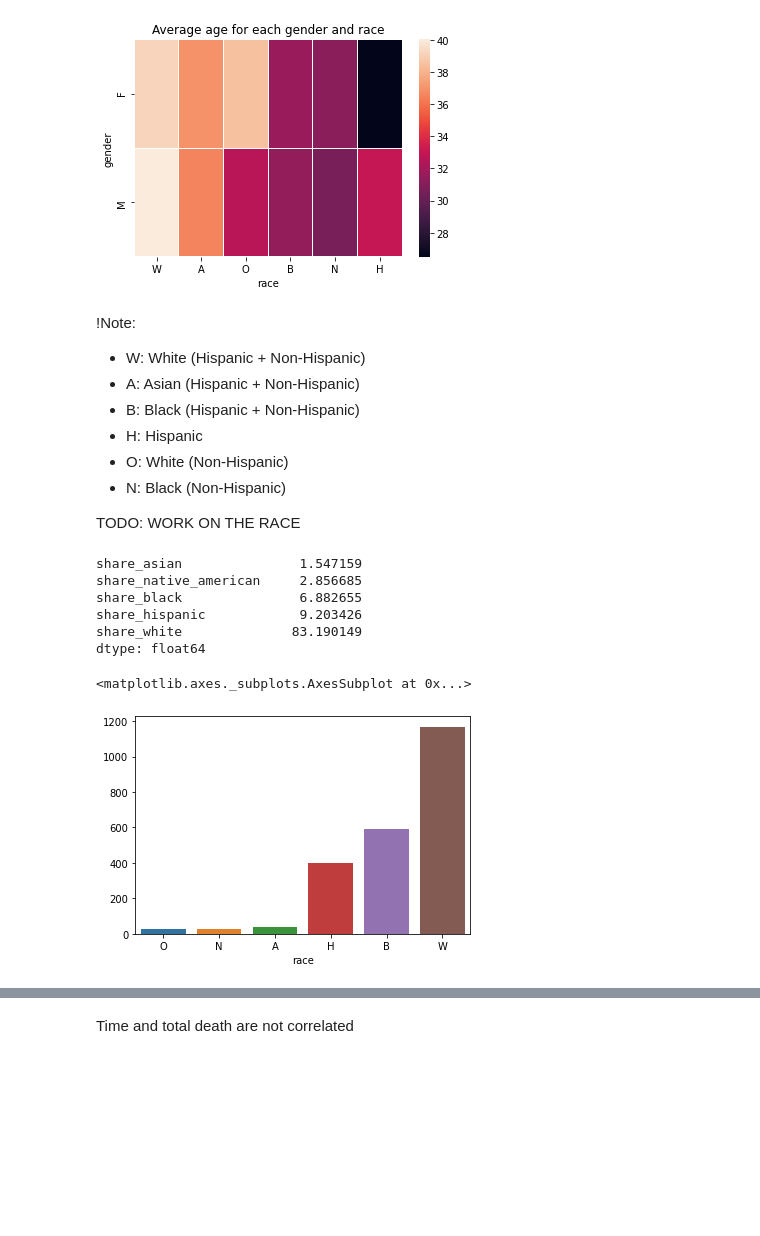
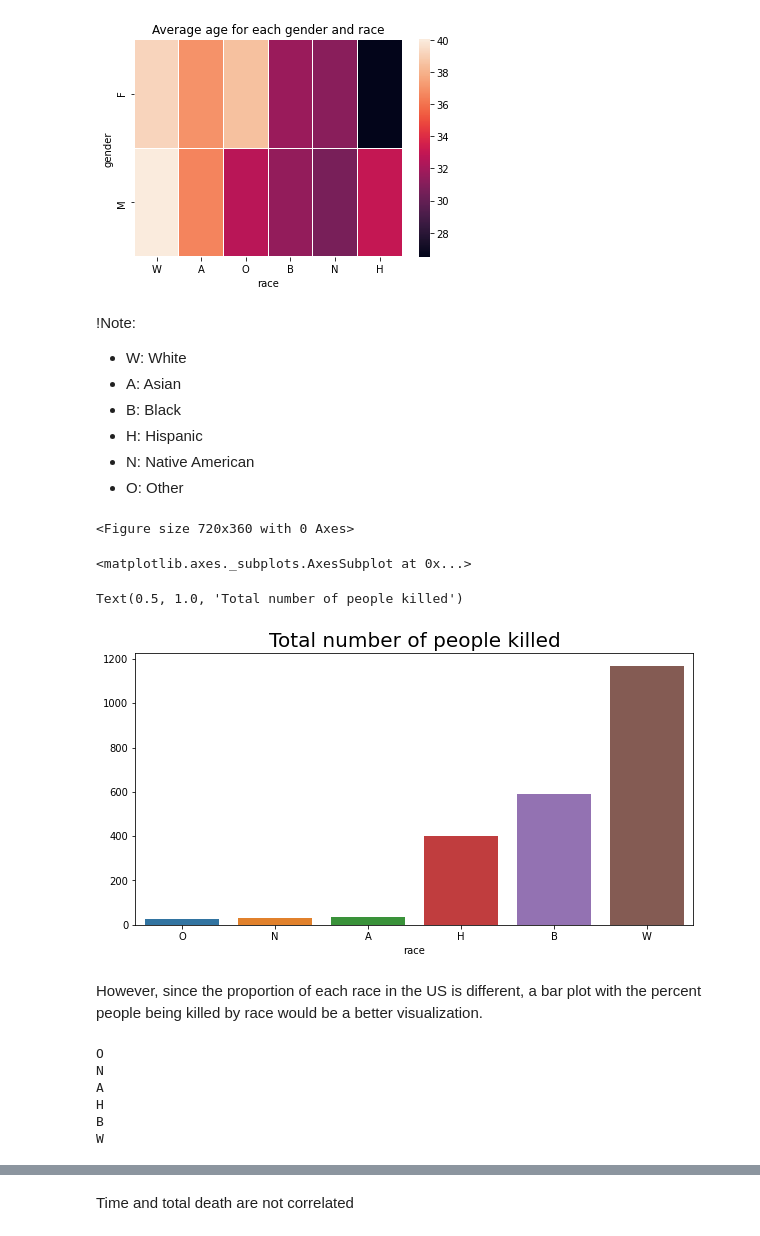
Before and after one commit to UToledo-DataScience/Fatal-Police-Shootings-in-the-US, a Jupyter notebook: EDA/EDA.ipynb, the cells around one changed output, grey strips where cells are left out. Saved outputs shown, nothing was run; the diff lists cells and outputs as text; code cells hidden in the pictures; blank space fills up the shorter version.

```diff
--- a/EDA/EDA.ipynb
+++ b/EDA/EDA.ipynb
@@ -142,27 +144,57 @@ Text(0.5, 1.0, 'Average age for each gender and race')
 # %% [markdown]
 !Note:
 
-*   W: White (Hispanic + Non-Hispanic)
-*   A: Asian (Hispanic + Non-Hispanic)
-*   B: Black (Hispanic + Non-Hispanic)
+*   W: White
+*   A: Asian
+*   B: Black
 *   H: Hispanic
-*   O: White (Non-Hispanic)
-*   N: Black (Non-Hispanic)
-
- TODO: WORK ON THE RACE
+*   N: Native American
+*   O: Other
 # %%
 a=police_killing_us.groupby('race').size().sort_values()
-demographic[['share_white','share_black','share_native_american','share_asian','share_hispanic']].mean().sort_values()
+plt.figure(figsize=(10,5))
 sns.barplot(x=a.index, y=a)
+plt.title('Total number of people killed',fontdict={'fontsize':20})
 # %% [output]
-share_asian               1.547159
-share_native_american     2.856685
-share_black               6.882655
-share_hispanic            9.203426
-share_white              83.190149
-dtype: float64
+<Figure size 720x360 with 0 Axes>
 <matplotlib.axes._subplots.AxesSubplot at 0x...>
+Text(0.5, 1.0, 'Total number of people killed')
-[figure, old version]
+[figure, new version]
+# %% [markdown]
+However, since the proportion of each race in the US is different, a bar plot with the percent people being killed by race would be a better visualization.
+# %%
+a = police_killing_us.groupby('race').size().sort_values()
+percent_death_per_race = list()
+# these are the population in 2017
+total_population_per_race = {
+    'W':234370202, 76.5
+    'N':6795785 , 1.3
+    'A':18200000, 5.9
+    'H':58900000, 18.3
+    'B':41400000, 13.4
+    'O':
+}
+for race, total_death in a.iteritems():
+  if race == 'W':
+    total =
+  elif race == 'N':
+    total =
+  elif race == 'A':
+    total =
+  elif race == 'H':
+    total =
+  elif race == 'B':
+    total =
+  else:
+    total =
+  percent_death_per_race.append((race,total_death/total))
+# %% [output]
+O
+N
+A
+H
+B
+W
 # %%
 a = police_killing_us.groupby('date').size()
 plt.figure(figsize=(20,5))
```
Also changed, not shown: parts of 2 cells of this notebook.
